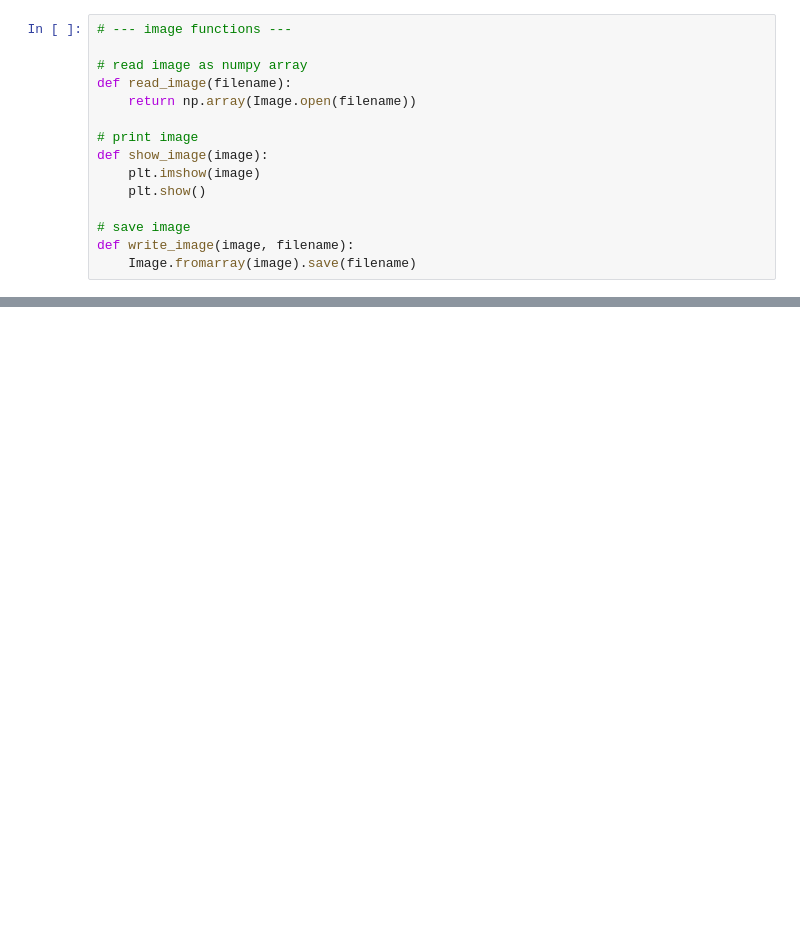
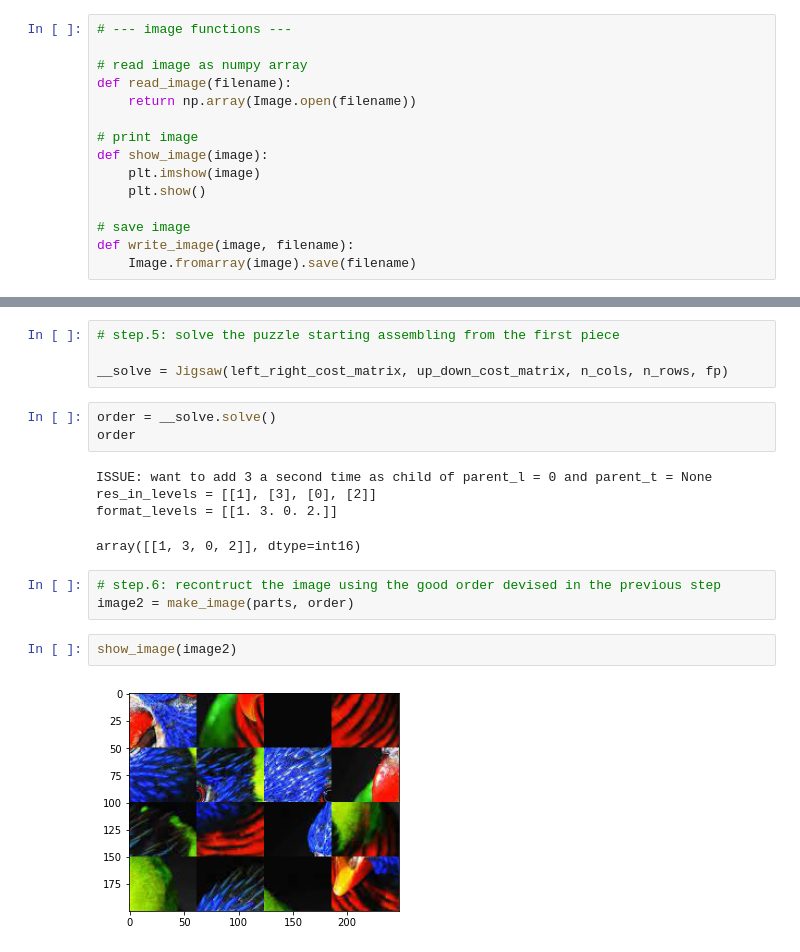
Before and after one commit to Anirudh4583/CS362, a Jupyter notebook: jigsaw/jigsaw_solver.ipynb, the cells around one changed output, grey strips where cells are left out. Drawn from its saved outputs; the diff is of its cells as text; blank space fills up the shorter version.

```diff
--- a/jigsaw/jigsaw_solver.ipynb
+++ b/jigsaw/jigsaw_solver.ipynb
@@ -96,0 +275,19 @@ def fp_finder(cost_mat_left_right, cost_mat_up_down):
+# %%
+# step.5: solve the puzzle starting assembling from the first piece
+
+__solve = Jigsaw(left_right_cost_matrix, up_down_cost_matrix, n_cols, n_rows, fp)
+# %%
+order = __solve.solve()
+order
+# %% [output]
+ISSUE: want to add 3 a second time as child of parent_l = 0 and parent_t = None
+res_in_levels = [[1], [3], [0], [2]]
+format_levels = [[1. 3. 0. 2.]]
+array([[1, 3, 0, 2]], dtype=int16)
+# %%
+# step.6: recontruct the image using the good order devised in the previous step
+image2 = make_image(parts, order)
+# %%
+show_image(image2)
+# %% [output]
+[figure, added]
```
Also changed, not shown: parts of 9 cells of this notebook, 4 other files.
